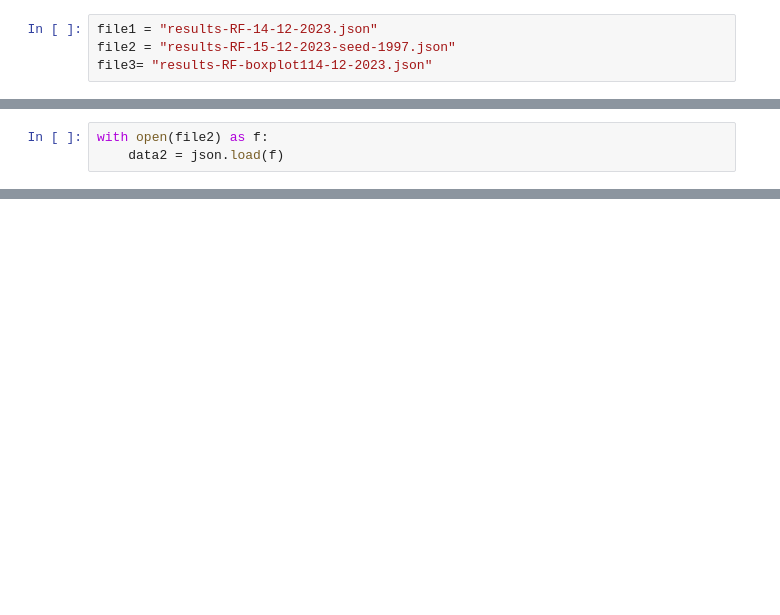
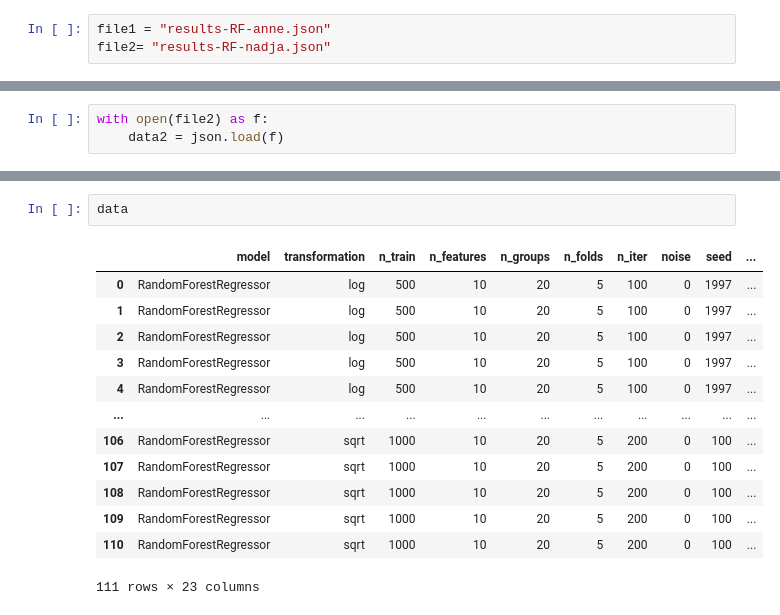
Before and after one commit to annegriddl/slds_stratification, a Jupyter notebook: Simulations/Experiments4 Final SetUp RF/visualization_results.ipynb, the cells around one changed output, grey strips where cells are left out. Drawn from its saved outputs; the diff is of its cells as text; blank space fills up the shorter version.

```diff
--- a/Simulations/Experiments4 Final SetUp RF/visualization_results.ipynb
+++ b/Simulations/Experiments4 Final SetUp RF/visualization_results.ipynb
@@ -5,9 +5,8 @@ import seaborn as sns
 import numpy as np
 import pandas as pd
 # %%
-file1 = "results-RF-14-12-2023.json"
-file2 = "results-RF-15-12-2023-seed-1997.json"
-file3= "results-RF-boxplot114-12-2023.json"
+file1 = "results-RF-anne.json"
+file2= "results-RF-nadja.json"
 # %%
 with open(file1) as f:
     data1 = json.load(f)
@@ -215,0 +136,16 @@ data = pd.concat([df2, df3], ignore_index=True)
+# %%
+data
+# %% [output]
+|  | model | transformation | n_train | n_features | n_groups | n_folds | n_iter | noise | seed | ... |
+| 0 | RandomForestRegressor | log | 500 | 10 | 20 | 5 | 100 | 0 | 1997 | ... |
+| 1 | RandomForestRegressor | log | 500 | 10 | 20 | 5 | 100 | 0 | 1997 | ... |
+| 2 | RandomForestRegressor | log | 500 | 10 | 20 | 5 | 100 | 0 | 1997 | ... |
+| 3 | RandomForestRegressor | log | 500 | 10 | 20 | 5 | 100 | 0 | 1997 | ... |
+| 4 | RandomForestRegressor | log | 500 | 10 | 20 | 5 | 100 | 0 | 1997 | ... |
+| ... | ... | ... | ... | ... | ... | ... | ... | ... | ... | ... |
+| 106 | RandomForestRegressor | sqrt | 1000 | 10 | 20 | 5 | 200 | 0 | 100 | ... |
+| 107 | RandomForestRegressor | sqrt | 1000 | 10 | 20 | 5 | 200 | 0 | 100 | ... |
+| 108 | RandomForestRegressor | sqrt | 1000 | 10 | 20 | 5 | 200 | 0 | 100 | ... |
+| 109 | RandomForestRegressor | sqrt | 1000 | 10 | 20 | 5 | 200 | 0 | 100 | ... |
+| 110 | RandomForestRegressor | sqrt | 1000 | 10 | 20 | 5 | 200 | 0 | 100 | ... |
+111 rows × 23 columns
```
Also changed, not shown: parts of 12 cells of this notebook, 7 other files.
